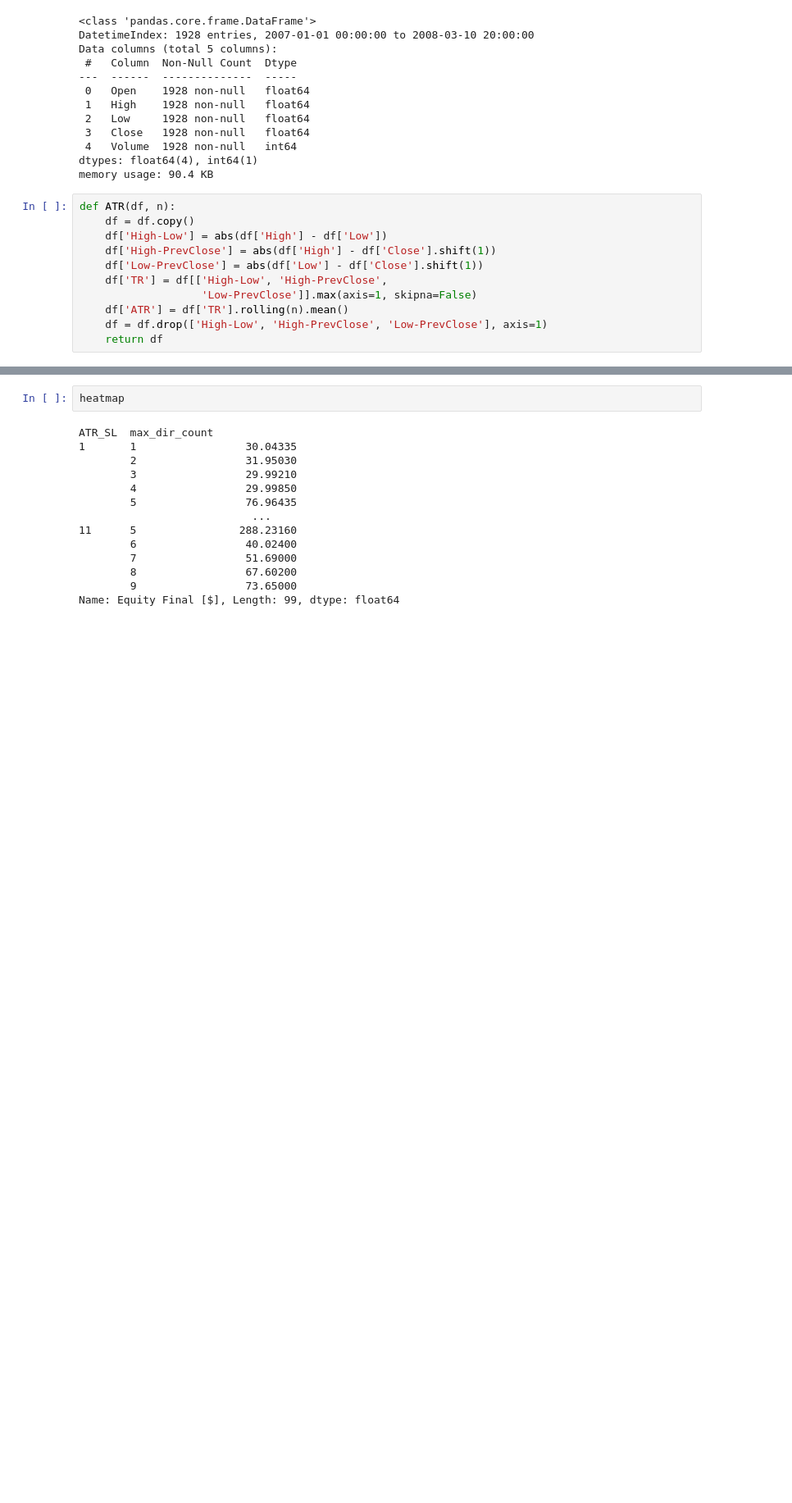
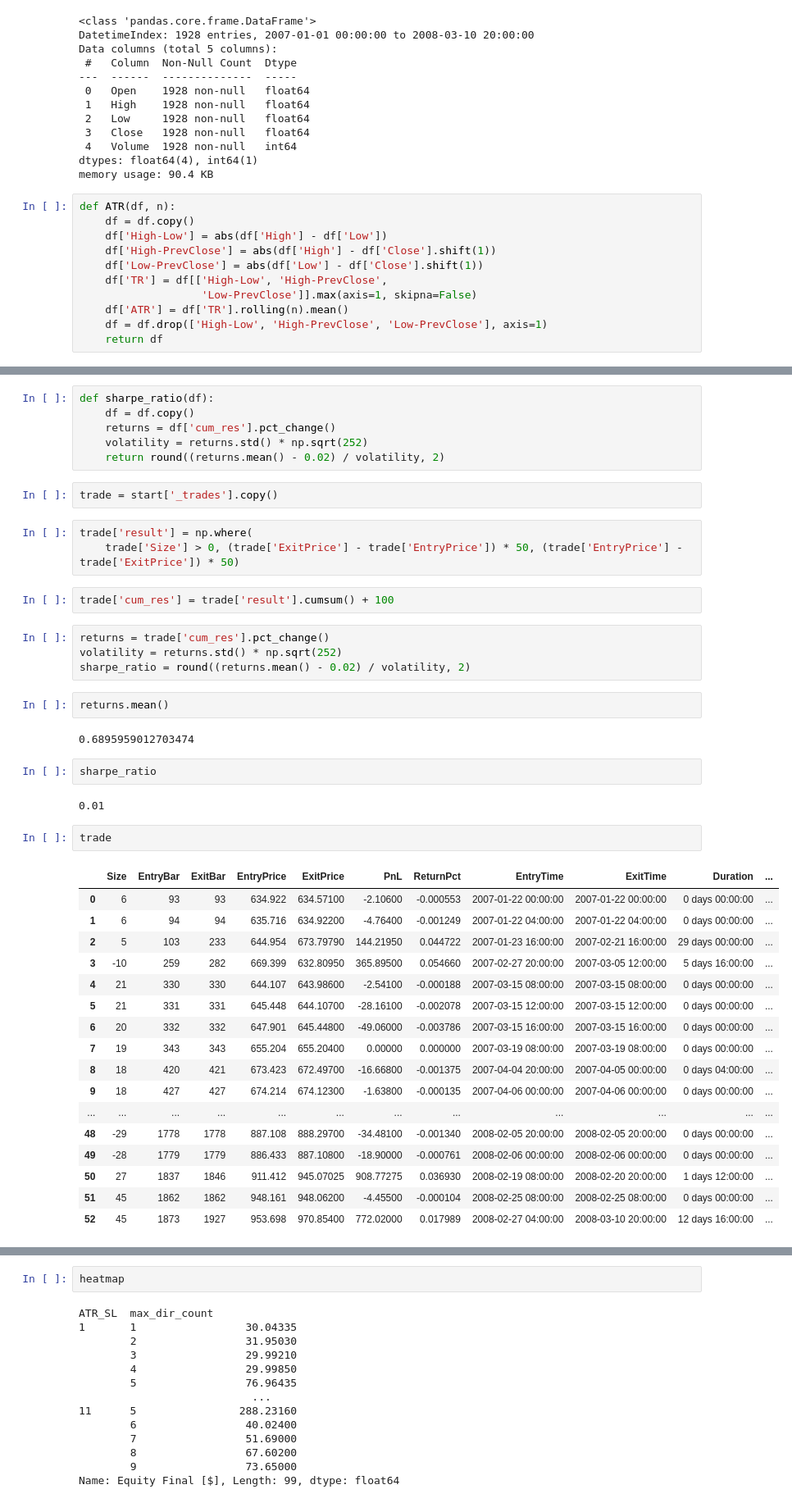
Before and after one commit to Kittipong91/XAUUSD_algorithmic_trading, a Jupyter notebook: backtest/Strategy+8+-+Momentum.ipynb/backtesting.ipynb, the cells around one changed output, grey strips where cells are left out. Shown at 82% size. Saved outputs shown, nothing was run; the diff lists cells and outputs as text; blank space fills up the shorter version.

```diff
--- a/backtest/Strategy+8+-+Momentum.ipynb/backtesting.ipynb
+++ b/backtest/Strategy+8+-+Momentum.ipynb/backtesting.ipynb
@@ -117,3 +138,48 @@ dtype: object
+# %%
+def sharpe_ratio(df):
+    df = df.copy()
+    returns = df['cum_res'].pct_change()
+    volatility = returns.std() * np.sqrt(252)
+    return round((returns.mean() - 0.02) / volatility, 2)
+# %%
+trade = start['_trades'].copy()
+# %%
+trade['result'] = np.where(
+    trade['Size'] > 0, (trade['ExitPrice'] - trade['EntryPrice']) * 50, (trade['EntryPrice'] - trade['ExitPrice']) * 50)
+# %%
+trade['cum_res'] = trade['result'].cumsum() + 100
+# %%
+returns = trade['cum_res'].pct_change()
+volatility = returns.std() * np.sqrt(252)
+sharpe_ratio = round((returns.mean() - 0.02) / volatility, 2)
+# %%
+returns.mean()
+# %% [output]
+0.6895959012703474
+# %%
+sharpe_ratio
+# %% [output]
+0.01
+# %%
+trade
+# %% [output]
+|  | Size | EntryBar | ExitBar | EntryPrice | ExitPrice | PnL | ReturnPct | EntryTime | ExitTime | Duration | ... |
+| 0 | 6 | 93 | 93 | 634.922 | 634.57100 | -2.10600 | -0.000553 | 2007-01-22 00:00:00 | 2007-01-22 00:00:00 | 0 days 00:00:00 | ... |
+| 1 | 6 | 94 | 94 | 635.716 | 634.92200 | -4.76400 | -0.001249 | 2007-01-22 04:00:00 | 2007-01-22 04:00:00 | 0 days 00:00:00 | ... |
+| 2 | 5 | 103 | 233 | 644.954 | 673.79790 | 144.21950 | 0.044722 | 2007-01-23 16:00:00 | 2007-02-21 16:00:00 | 29 days 00:00:00 | ... |
+| 3 | -10 | 259 | 282 | 669.399 | 632.80950 | 365.89500 | 0.054660 | 2007-02-27 20:00:00 | 2007-03-05 12:00:00 | 5 days 16:00:00 | ... |
+| 4 | 21 | 330 | 330 | 644.107 | 643.98600 | -2.54100 | -0.000188 | 2007-03-15 08:00:00 | 2007-03-15 08:00:00 | 0 days 00:00:00 | ... |
+| 5 | 21 | 331 | 331 | 645.448 | 644.10700 | -28.16100 | -0.002078 | 2007-03-15 12:00:00 | 2007-03-15 12:00:00 | 0 days 00:00:00 | ... |
+| 6 | 20 | 332 | 332 | 647.901 | 645.44800 | -49.06000 | -0.003786 | 2007-03-15 16:00:00 | 2007-03-15 16:00:00 | 0 days 00:00:00 | ... |
+| 7 | 19 | 343 | 343 | 655.204 | 655.20400 | 0.00000 | 0.000000 | 2007-03-19 08:00:00 | 2007-03-19 08:00:00 | 0 days 00:00:00 | ... |
+| 8 | 18 | 420 | 421 | 673.423 | 672.49700 | -16.66800 | -0.001375 | 2007-04-04 20:00:00 | 2007-04-05 00:00:00 | 0 days 04:00:00 | ... |
+| 9 | 18 | 427 | 427 | 674.214 | 674.12300 | -1.63800 | -0.000135 | 2007-04-06 00:00:00 | 2007-04-06 00:00:00 | 0 days 00:00:00 | ... |
+| ... | ... | ... | ... | ... | ... | ... | ... | ... | ... | ... | ... |
+| 48 | -29 | 1778 | 1778 | 887.108 | 888.29700 | -34.48100 | -0.001340 | 2008-02-05 20:00:00 | 2008-02-05 20:00:00 | 0 days 00:00:00 | ... |
+| 49 | -28 | 1779 | 1779 | 886.433 | 887.10800 | -18.90000 | -0.000761 | 2008-02-06 00:00:00 | 2008-02-06 00:00:00 | 0 days 00:00:00 | ... |
+| 50 | 27 | 1837 | 1846 | 911.412 | 945.07025 | 908.77275 | 0.036930 | 2008-02-19 08:00:00 | 2008-02-20 20:00:00 | 1 days 12:00:00 | ... |
+| 51 | 45 | 1862 | 1862 | 948.161 | 948.06200 | -4.45500 | -0.000104 | 2008-02-25 08:00:00 | 2008-02-25 08:00:00 | 0 days 00:00:00 | ... |
+| 52 | 45 | 1873 | 1927 | 953.698 | 970.85400 | 772.02000 | 0.017989 | 2008-02-27 04:00:00 | 2008-03-10 20:00:00 | 12 days 16:00:00 | ... |
 # %%
 bt.plot()
 # %% [output]
```
Also changed, not shown: parts of 13 cells of this notebook, 2 other files.
